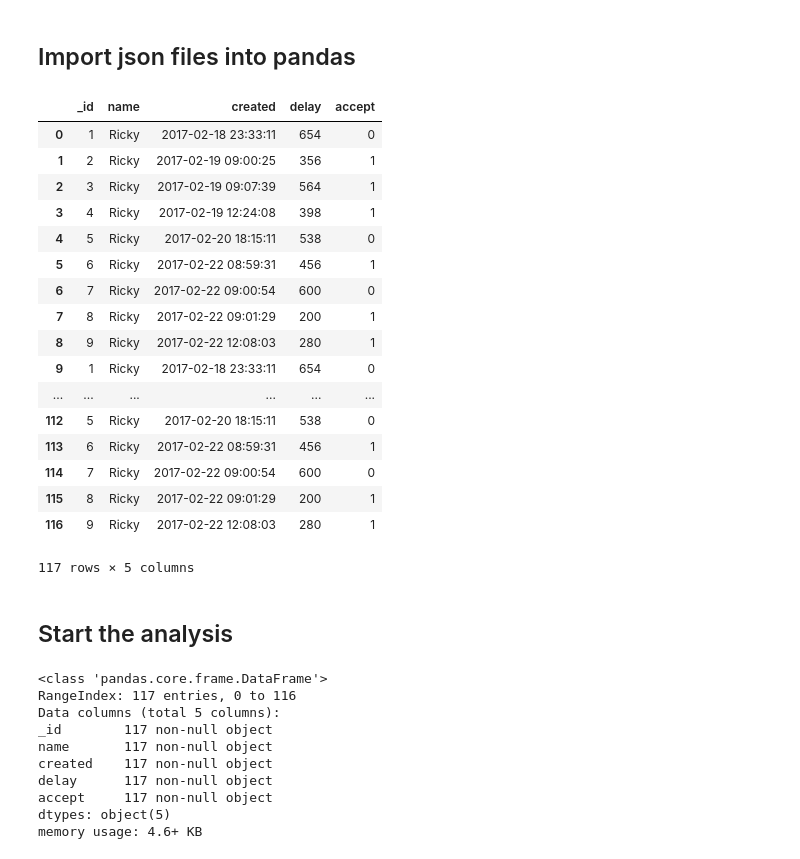
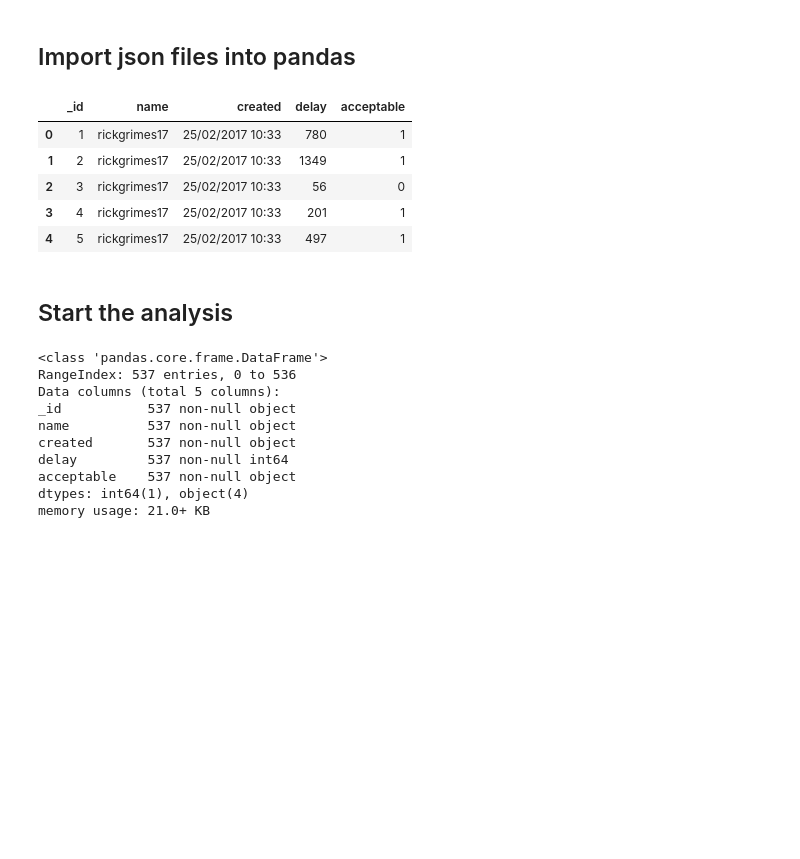
Before and after one commit to rickystream94/personal_data_interaction, a Jupyter notebook: Assignment_3/DataAnalysis/Analyse_Data_Export.ipynb, the cells around one changed output. Drawn from its saved outputs; the diff is of its cells as text; code cells hidden in the pictures; blank space fills up the shorter version.

```diff
--- a/Assignment_3/DataAnalysis/Analyse_Data_Export.ipynb
+++ b/Assignment_3/DataAnalysis/Analyse_Data_Export.ipynb
@@ -24,45 +29,36 @@ for file_name in json_files:
     # Load context into a pandas dataframe
     df_helper = pd.DataFrame(d)
     # Re-order the columns
-    df_helper = df_helper.reindex_axis(['_id','name','created','delay','accept'],axis=1)
+    df_helper = df_helper.reindex_axis(['_id','name','created','delay','acceptable'],axis=1)
     # Add to the main_df each df created
     main_df = pd.concat([df_helper,main_df])
 # %%
 # Reset index of main_df
 main_df = main_df.reset_index().drop('index',axis=1)
+
+# Conver delay to int
+main_df['delay']=main_df['delay'].astype(int)
 # %%
-main_df
+main_df.head()
 # %% [output]
-|  | _id | name | created | delay | accept |
-| 0 | 1 | Ricky | 2017-02-18 23:33:11 | 654 | 0 |
-| 1 | 2 | Ricky | 2017-02-19 09:00:25 | 356 | 1 |
-| 2 | 3 | Ricky | 2017-02-19 09:07:39 | 564 | 1 |
-| 3 | 4 | Ricky | 2017-02-19 12:24:08 | 398 | 1 |
-| 4 | 5 | Ricky | 2017-02-20 18:15:11 | 538 | 0 |
-| 5 | 6 | Ricky | 2017-02-22 08:59:31 | 456 | 1 |
-| 6 | 7 | Ricky | 2017-02-22 09:00:54 | 600 | 0 |
-| 7 | 8 | Ricky | 2017-02-22 09:01:29 | 200 | 1 |
-| 8 | 9 | Ricky | 2017-02-22 12:08:03 | 280 | 1 |
-| 9 | 1 | Ricky | 2017-02-18 23:33:11 | 654 | 0 |
-| ... | ... | ... | ... | ... | ... |
-| 112 | 5 | Ricky | 2017-02-20 18:15:11 | 538 | 0 |
-| 113 | 6 | Ricky | 2017-02-22 08:59:31 | 456 | 1 |
-| 114 | 7 | Ricky | 2017-02-22 09:00:54 | 600 | 0 |
-| 115 | 8 | Ricky | 2017-02-22 09:01:29 | 200 | 1 |
-| 116 | 9 | Ricky | 2017-02-22 12:08:03 | 280 | 1 |
+|  | _id | name | created | delay | acceptable |
+| 0 | 1 | rickgrimes17 | 25/02/2017 10:33 | 780 | 1 |
+| 1 | 2 | rickgrimes17 | 25/02/2017 10:33 | 1349 | 1 |
+| 2 | 3 | rickgrimes17 | 25/02/2017 10:33 | 56 | 0 |
+| 3 | 4 | rickgrimes17 | 25/02/2017 10:33 | 201 | 1 |
+| 4 | 5 | rickgrimes17 | 25/02/2017 10:33 | 497 | 1 |
-117 rows × 5 columns
 # %% [markdown]
 ## Start the analysis
 # %%
 main_df.info()
 # %% [output]
 <class 'pandas.core.frame.DataFrame'>
-RangeIndex: 117 entries, 0 to 116
+RangeIndex: 537 entries, 0 to 536
 Data columns (total 5 columns):
-_id        117 non-null object
-name       117 non-null object
-created    117 non-null object
-delay      117 non-null object
-accept     117 non-null object
-dtypes: object(5)
-memory usage: 4.6+ KB
+_id           537 non-null object
+name          537 non-null object
+created       537 non-null object
+delay         537 non-null int64
+acceptable    537 non-null object
+dtypes: int64(1), object(4)
+memory usage: 21.0+ KB
```
Also changed, not shown: parts of 2 cells of this notebook, 2 other files.
